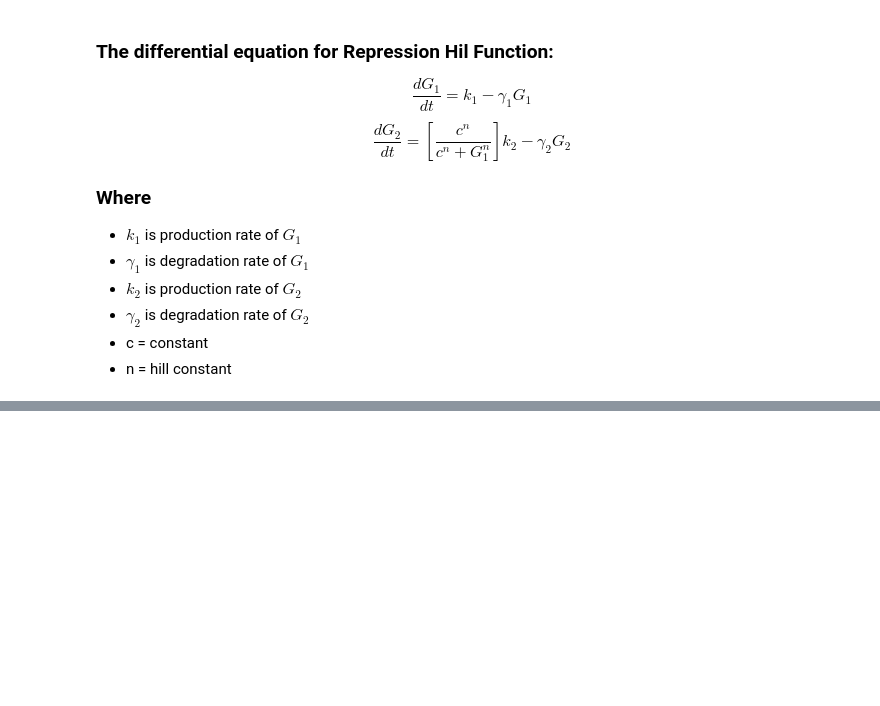
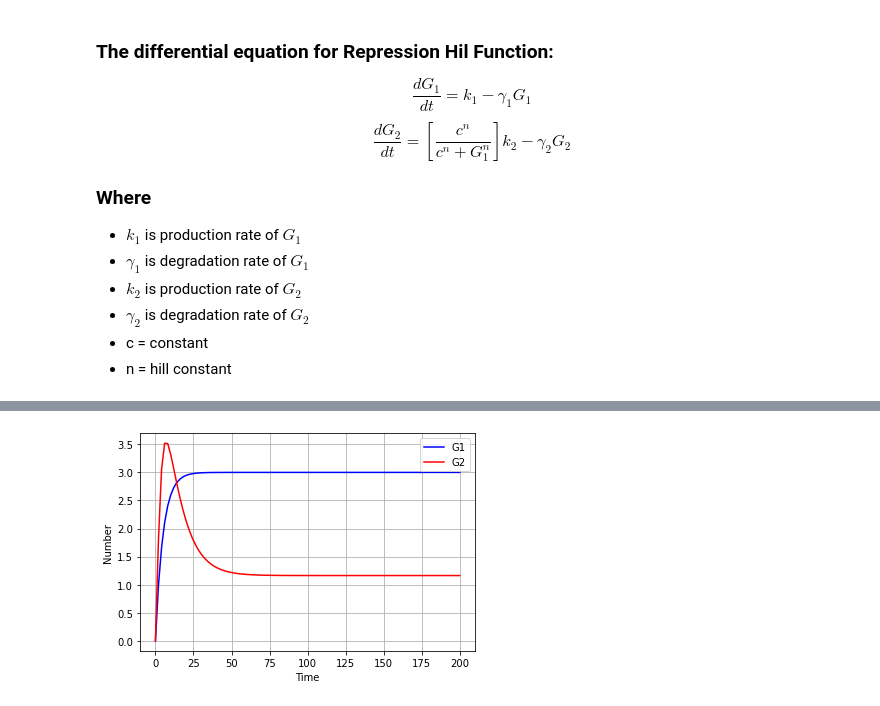
Before and after one commit to aaditya-pdgupta/mathematical_modeling_of_biology_system, a Jupyter notebook: Hill_function/Hill_function.ipynb, the cells around one changed output, grey strips where cells are left out. Cells and saved outputs as stored; diff of their text form; code cells hidden in the pictures; blank space fills up the shorter version.

```diff
--- a/Hill_function/Hill_function.ipynb
+++ b/Hill_function/Hill_function.ipynb
@@ -196,0 +225,35 @@ plt.savefig("Hill_function_Repress_1.pdf", dpi=400,  bbox_inches='tight')
+# %%
+k_1 = 0.6
+gamma_1 = 0.2 #degradtion rate should be less than production rate
+k_2 = 1
+gamma_2 = 0.1
+n = 5
+c = 2
+# %%
+params = [k_1, gamma_1, k_2, gamma_2, n, c] #putting the params to array which will be passed in this offer
+# %%
+def repression(variables, t, params):
+    G1 = variables[0]
+    G2 = variables[1]
+    k_1 = params[0]
+    gamma_1 = params[1]#they are the first, second and so on element of the params arraygamma_m = params[1]
+    k_2 = params[2]
+    gamma_2 = params[3]
+    n = params[4]
+    c = params[5]
+    dG1dt = k_1 - gamma_1 * G1
+    dG2dt = (c**n / (c**n + G1**n)) * k_2 - gamma_2 * G2
+    return([dG1dt,dG2dt])
+# %%
+y = odeint(repression, y0, t, args=(params,)) #, is used for storing args and we get y matrix with two column one for G1 and another for G2 and row for every time point
+# %%
+plt.plot(t , y[:,0], color="b", label="G1")
+plt.plot(t , y[:,1], color="r", label="G2")
+plt.xlabel("Time")
+plt.ylabel("Number")
+plt.legend()
+plt.grid()
+#plt.show()
+plt.savefig("Hill_function_Repression_2.pdf", dpi=400,  bbox_inches='tight')
+# %% [output]
+[figure, added]
```
Also changed, not shown: parts of 6 cells of this notebook, 10 other files.
